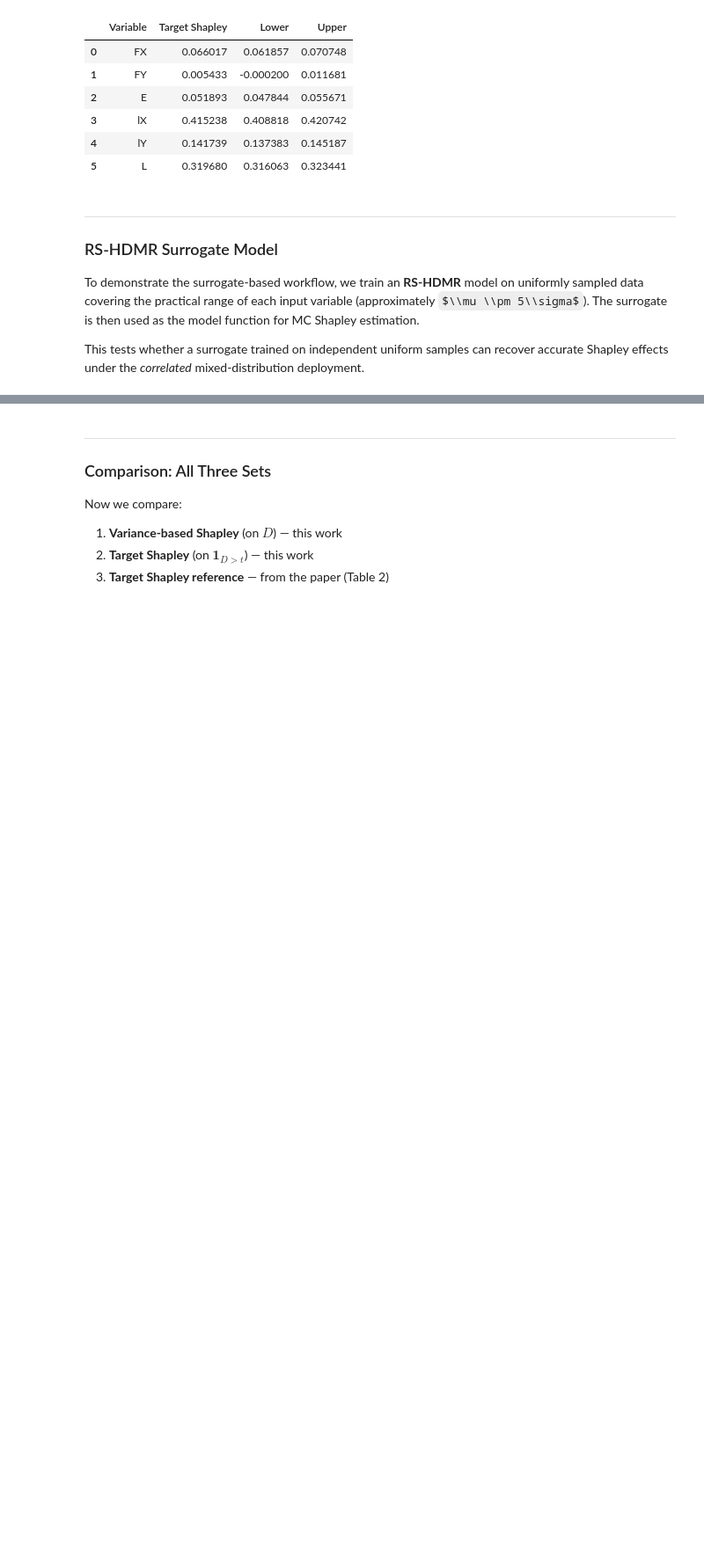
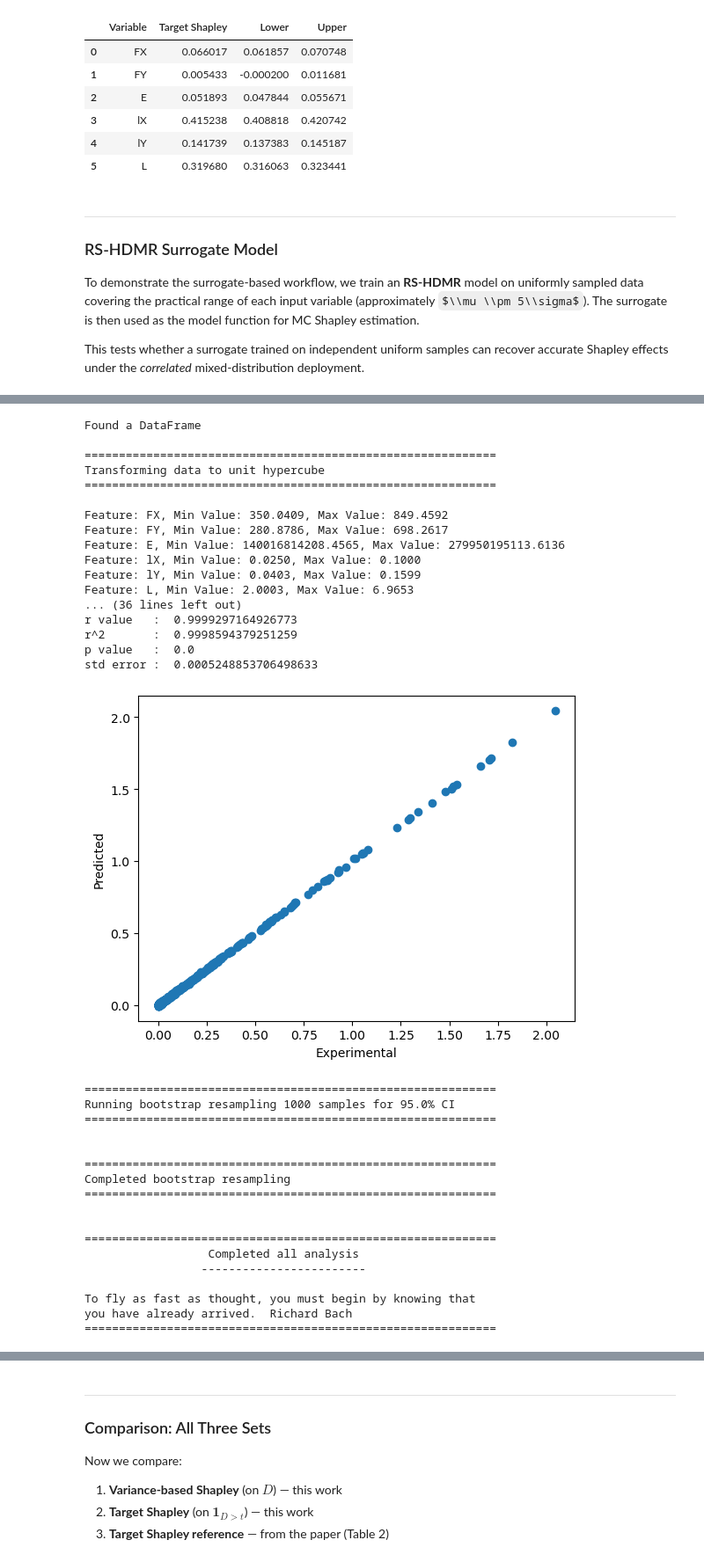
Before and after one commit to frbennett/shapleyx, a Jupyter notebook: Examples/cantilever_beam.ipynb, the cells around one changed output, grey strips where cells are left out. Shown at 88% size. Cells and saved outputs as stored; diff of their text form; code cells hidden in the pictures; some formulas as TeX source; blank space fills up the shorter version.

```diff
--- a/Examples/cantilever_beam.ipynb
+++ b/Examples/cantilever_beam.ipynb
@@ -434,17 +438,53 @@ print(f"Failure fraction (D > {t}): {(Y_train > t).mean():.3f}")
 # %%
 from shapleyx import rshdmr
 
 # Fit RS-HDMR surrogate
 model = rshdmr(
     df_train,
-    polys=[8, 6, 4],         # up to 3rd-order interactions
-    n_iter=100,
+    polys=[8, 6, 4, 2],         # up to 3rd-order interactions
+    n_iter=200,
     method='ard_cv',
     cv_method='bayesian',
     cv_tol=0.005,
 )
 
 sob_surr, shap_surr, total_surr = model.run_all()
+# %% [output]
+Found a DataFrame
+
+============================================================
+Transforming data to unit hypercube
+============================================================
+
+Feature: FX, Min Value: 350.0409, Max Value: 849.4592
+Feature: FY, Min Value: 280.8786, Max Value: 698.2617
+Feature: E, Min Value: 140016814208.4565, Max Value: 279950195113.6136
+Feature: lX, Min Value: 0.0250, Max Value: 0.1000
+Feature: lY, Min Value: 0.0403, Max Value: 0.1599
+Feature: L, Min Value: 2.0003, Max Value: 6.9653
+... (36 lines left out)
+r value   :  0.9999297164926773
+r^2       :  0.9998594379251259
+p value   :  0.0
+std error :  0.0005248853706498633
+[figure, added]
+============================================================
+Running bootstrap resampling 1000 samples for 95.0% CI
+============================================================
+
+
+============================================================
+Completed bootstrap resampling
+============================================================
+
+
+============================================================
+                  Completed all analysis
+                 ------------------------
+
+To fly as fast as thought, you must begin by knowing that
+you have already arrived.  Richard Bach
+============================================================
 # %%
 # MC Shapley using the surrogate model with the correlated distribution
 mc_surrogate = model.get_mc_shapley(
```
Also changed, not shown: parts of 6 cells of this notebook, 5 other files.
